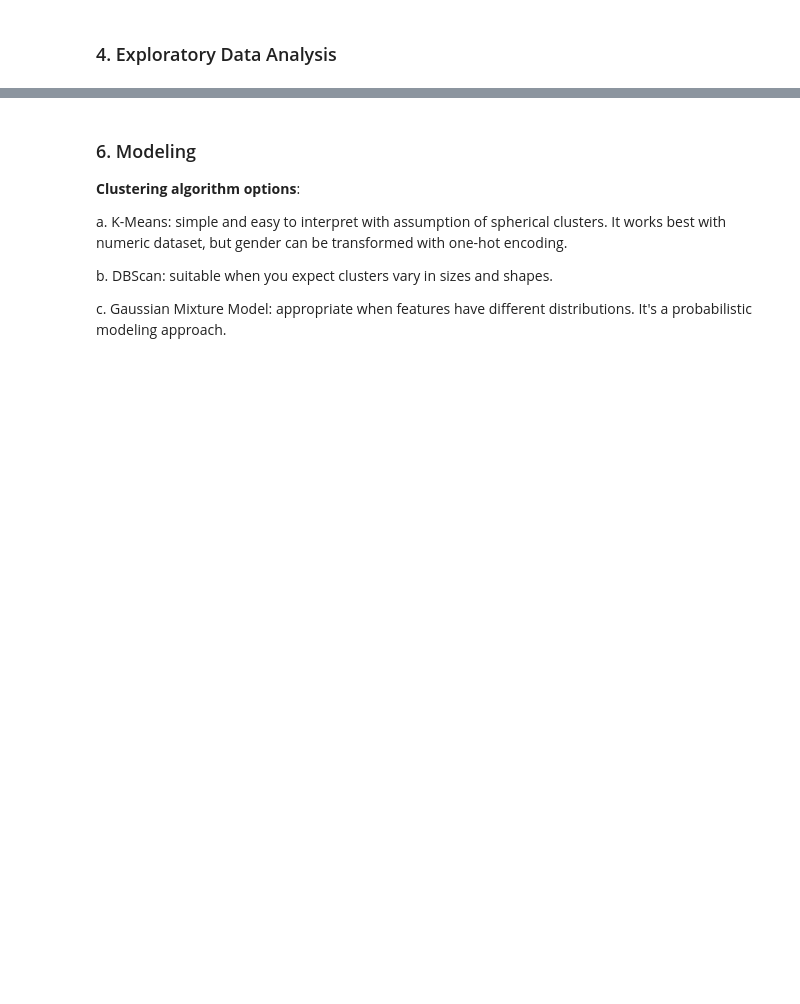
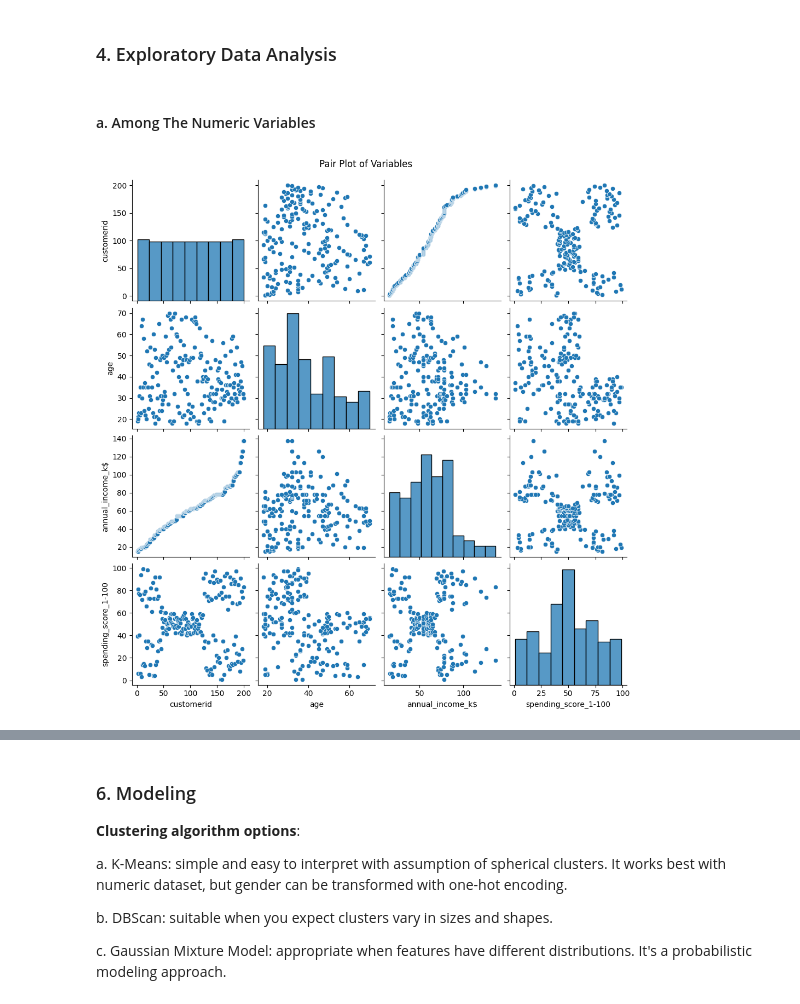
Before and after one commit to catherinehelenna/Market-Basket-Analysis, a Jupyter notebook: modeling.ipynb, the cells around one changed output, grey strips where cells are left out. Saved outputs shown, nothing was run; the diff lists cells and outputs as text; code cells hidden in the pictures; blank space fills up the shorter version.

Commit message:
"update on data cleaning and EDA"

```diff
--- a/modeling.ipynb
+++ b/modeling.ipynb
@@ -14,0 +34,6 @@ Spending Score is something you assign to the customer based on your defined par
+# %%
+# load data
+customer_data = pd.read_csv("Mall_Customers.csv")
+
+# show first 5 lines
+customer_data.head()
@@ -14,0 +72,10 @@ Spending Score is something you assign to the customer based on your defined par
+# %%
+# change the column names to lower case
+customer_data.columns = customer_data.columns.str.lower()
+
+# replace "()" to ""
+customer_data.columns = customer_data.columns.str.replace("(","")
+customer_data.columns = customer_data.columns.str.replace(")","")
+
+# change the spaces in column names to "_"ArithmeticError
+customer_data.columns = customer_data.columns.str.replace(" ","_")
@@ -15,2 +98,11 @@ Spending Score is something you assign to the customer based on your defined par
 # %% [markdown]
 ### 4. Exploratory Data Analysis
+# %% [markdown]
+#### a. Among The Numeric Variables
+# %%
+# make pairplot
+sns.pairplot(customer_data)
+plt.suptitle("Pair Plot of Variables", y=1.02)
+plt.show()
+# %% [output]
+[figure, added]
```
Also changed, not shown: parts of 17 cells of this notebook.
